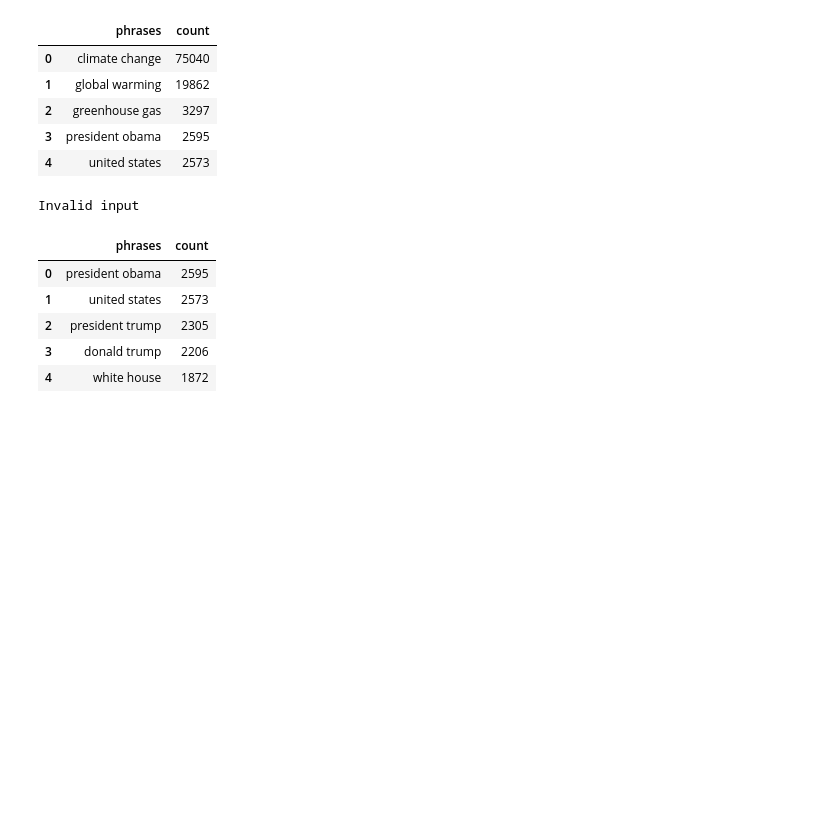
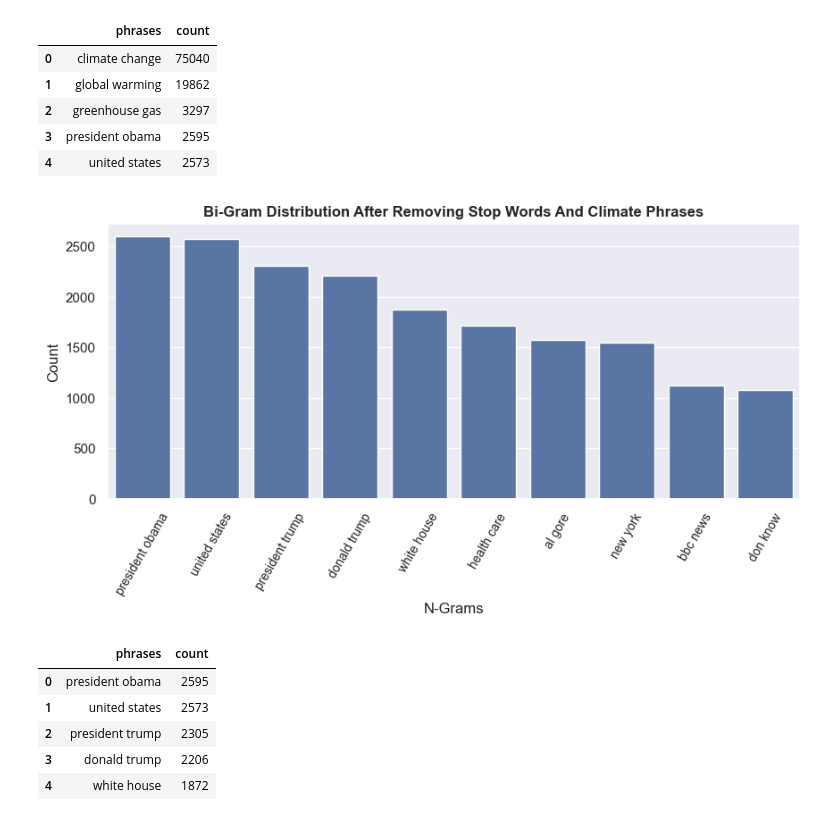
Before and after one commit to giantmagellan/climate-lang-processing, a Jupyter notebook: scripts/eda.ipynb, the cells around one changed output. Cells and saved outputs as stored; diff of their text form; code cells hidden in the pictures; blank space fills up the shorter version.

```diff
--- a/scripts/eda.ipynb
+++ b/scripts/eda.ipynb
@@ -154,9 +149,9 @@ bi_nosw_df.head()
 | 4 | united states | 2573 |
 # %%
 # Bi-gram distribution After Removing CLimate Phrases (Stop Words Removed)
-bi_nocp_df = get_top_n_ngram(corpus=df['snippet_no_climate'])
+bi_nocp_df = get_top_n_ngram(corpus=df['snippet_no_climate'], n_phrases=10)
 # %% [output]
-Invalid input
+[figure, added]
 # %%
 bi_nocp_df.head()
 # %% [output]
```
Also changed, not shown: parts of 7 cells of this notebook, 2 other files.
